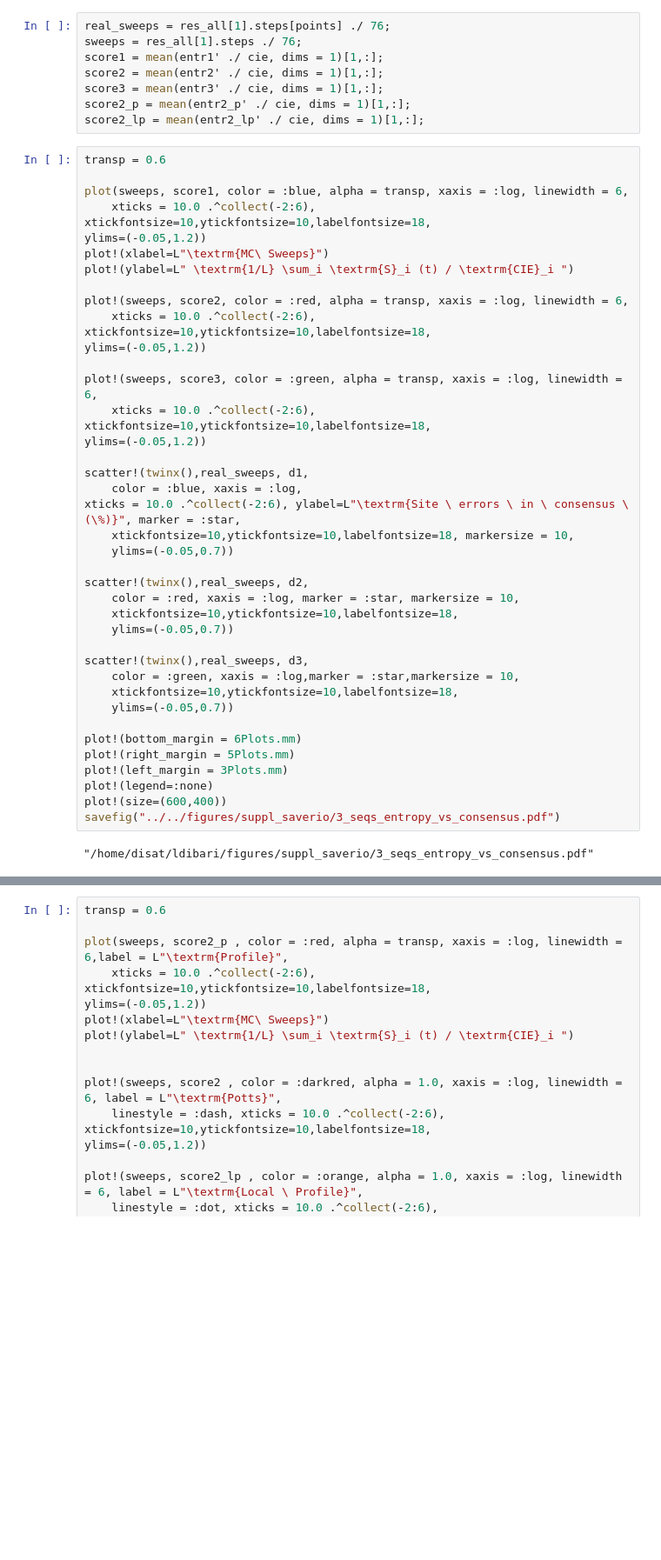
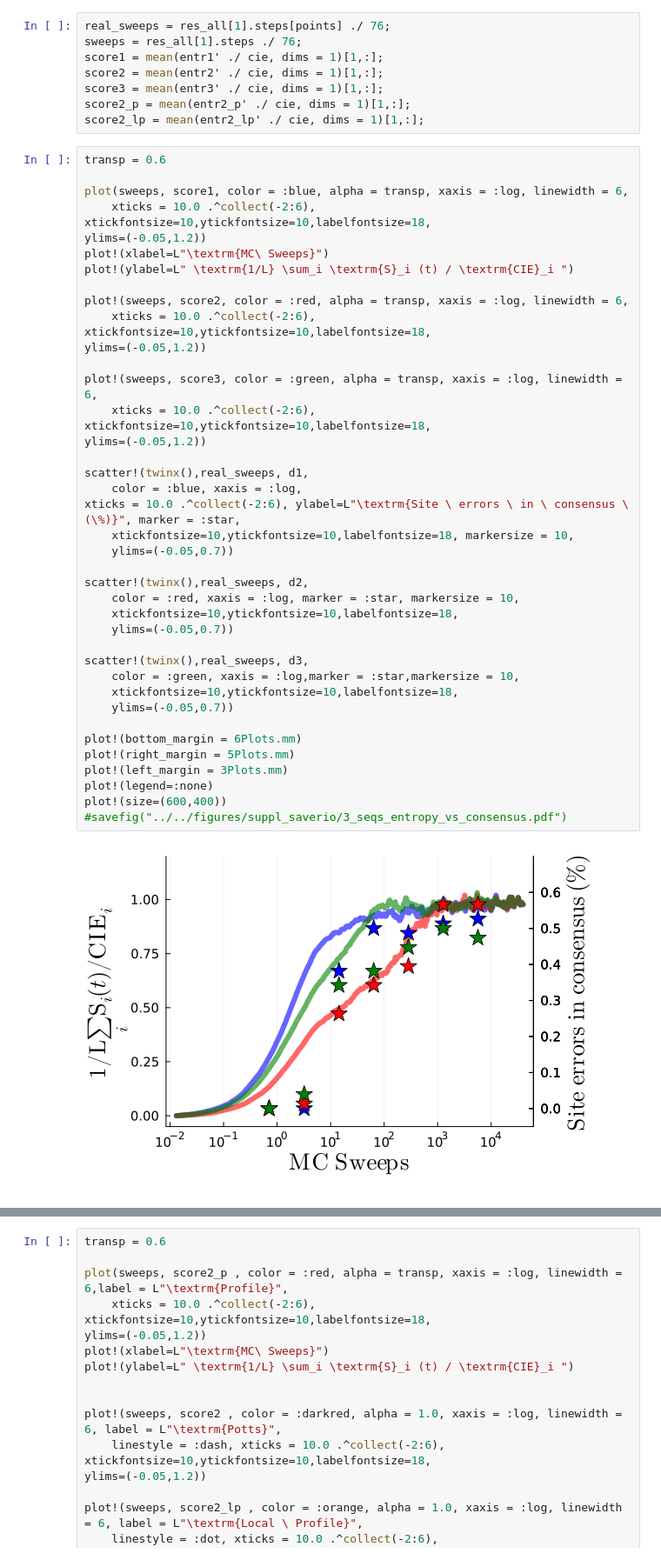
Before and after one commit to leonardodibari/Genie.jl, a Jupyter notebook: notebooks/consensus_reconstruction.ipynb, the cells around one changed output, grey strips where cells are left out. Shown: that part at 87% size. Cells and saved outputs as stored; diff of their text form; blank space fills up the shorter version.

```diff
--- a/notebooks/consensus_reconstruction.ipynb
+++ b/notebooks/consensus_reconstruction.ipynb
@@ -80,35 +80,35 @@ plot!(ylabel=L" \textrm{1/L} \sum_i \textrm{S}_i (t) / \textrm{CIE}_i ")
 plot!(sweeps, score2, color = :red, alpha = transp, xaxis = :log, linewidth = 6,
     xticks = 10.0 .^collect(-2:6), xtickfontsize=10,ytickfontsize=10,labelfontsize=18,
 ylims=(-0.05,1.2))
 
 plot!(sweeps, score3, color = :green, alpha = transp, xaxis = :log, linewidth = 6,
     xticks = 10.0 .^collect(-2:6), xtickfontsize=10,ytickfontsize=10,labelfontsize=18,
 ylims=(-0.05,1.2))
 
 scatter!(twinx(),real_sweeps, d1,
     color = :blue, xaxis = :log,
 xticks = 10.0 .^collect(-2:6), ylabel=L"\textrm{Site \ errors \ in \ consensus \ (\%)}", marker = :star,
     xtickfontsize=10,ytickfontsize=10,labelfontsize=18, markersize = 10,
     ylims=(-0.05,0.7))
 
 scatter!(twinx(),real_sweeps, d2,
     color = :red, xaxis = :log, marker = :star, markersize = 10,
     xtickfontsize=10,ytickfontsize=10,labelfontsize=18,
     ylims=(-0.05,0.7))
 
 scatter!(twinx(),real_sweeps, d3,
     color = :green, xaxis = :log,marker = :star,markersize = 10,
     xtickfontsize=10,ytickfontsize=10,labelfontsize=18,
     ylims=(-0.05,0.7))
 
 plot!(bottom_margin = 6Plots.mm)
 plot!(right_margin = 5Plots.mm)
 plot!(left_margin = 3Plots.mm)
 plot!(legend=:none)
 plot!(size=(600,400))
-savefig("../../figures/suppl_saverio/3_seqs_entropy_vs_consensus.pdf")
+#savefig("../../figures/suppl_saverio/3_seqs_entropy_vs_consensus.pdf")
 # %% [output]
-"/home/disat/ldibari/figures/suppl_saverio/3_seqs_entropy_vs_consensus.pdf"
+[figure, added]
 # %%
 transp = 0.6
 
```
Also changed, not shown: parts of 2 cells of this notebook, 18 other files.
